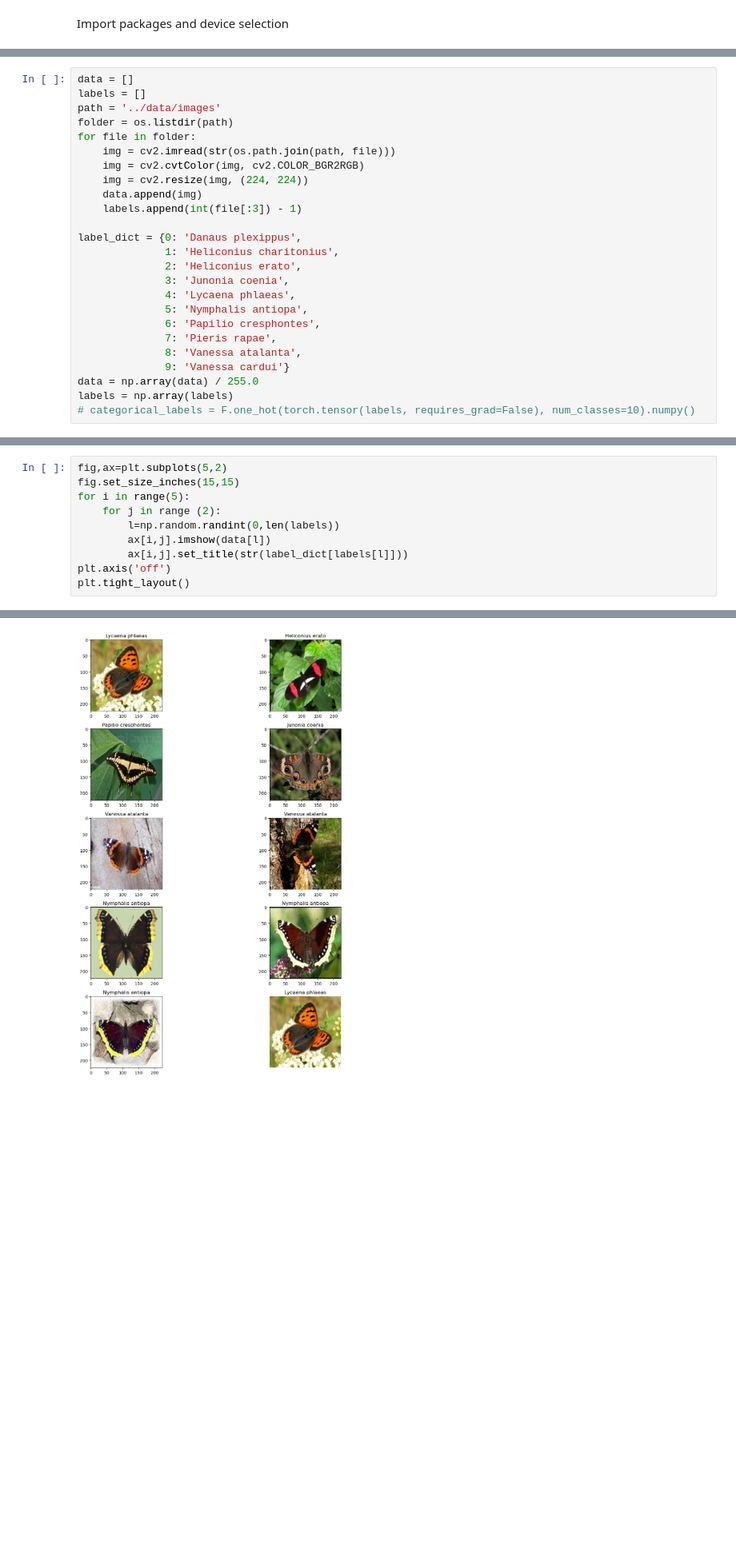
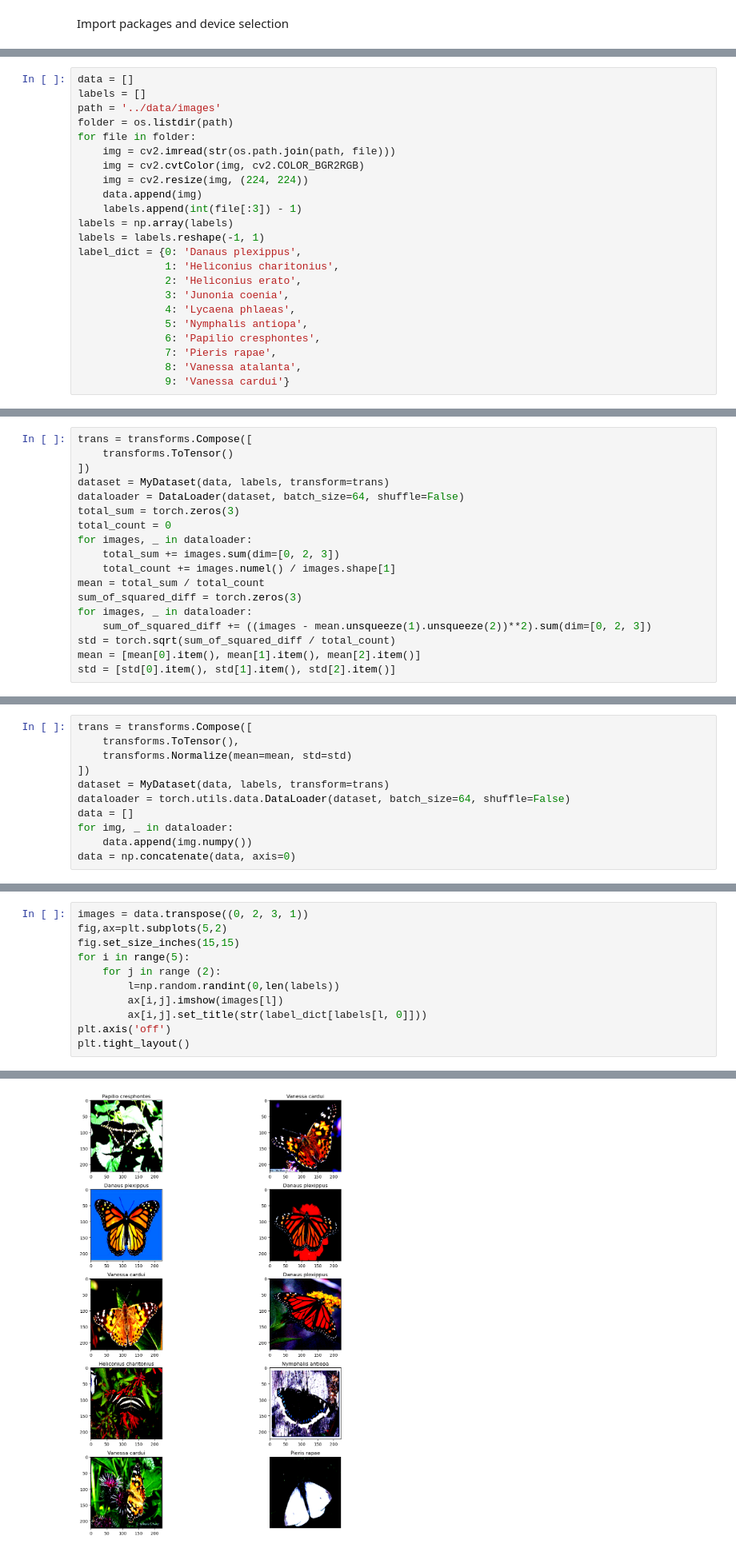
Before and after one commit to Vitolus/FMLIVU_butterfly, a Jupyter notebook: src/butterfly_cnn.ipynb, the cells around one changed output, grey strips where cells are left out. Shown at 80% size. Saved outputs shown, nothing was run; the diff lists cells and outputs as text; blank space fills up the shorter version.

Commit message:
change how the dataset is created

```diff
--- a/src/butterfly_cnn.ipynb
+++ b/src/butterfly_cnn.ipynb
@@ -38,7 +40,8 @@ for file in folder:
     img = cv2.resize(img, (224, 224))
     data.append(img)
     labels.append(int(file[:3]) - 1)
-
+labels = np.array(labels)
+labels = labels.reshape(-1, 1)
 label_dict = {0: 'Danaus plexippus',
               1: 'Heliconius charitonius',
               2: 'Heliconius erato',
@@ -49,7 +52,4 @@ label_dict = {0: 'Danaus plexippus',
               7: 'Pieris rapae',
               8: 'Vanessa atalanta',
               9: 'Vanessa cardui'}
-data = np.array(data) / 255.0
-labels = np.array(labels)
-# categorical_labels = F.one_hot(torch.tensor(labels, requires_grad=False), num_classes=10).numpy()
 # %%
@@ -58,0 +76,18 @@ print([label_dict[labels[i]] for i in range(10)])
+# %%
+trans = transforms.Compose([
+    transforms.ToTensor()
+])
+dataset = MyDataset(data, labels, transform=trans)
+dataloader = DataLoader(dataset, batch_size=64, shuffle=False)
+total_sum = torch.zeros(3)
+total_count = 0
+for images, _ in dataloader:
+    total_sum += images.sum(dim=[0, 2, 3])
+    total_count += images.numel() / images.shape[1]
+mean = total_sum / total_count
+sum_of_squared_diff = torch.zeros(3)
+for images, _ in dataloader:
+    sum_of_squared_diff += ((images - mean.unsqueeze(1).unsqueeze(2))**2).sum(dim=[0, 2, 3])
+std = torch.sqrt(sum_of_squared_diff / total_count)
+mean = [mean[0].item(), mean[1].item(), mean[2].item()]
+std = [std[0].item(), std[1].item(), std[2].item()]
@@ -59 +100,12 @@ print([label_dict[labels[i]] for i in range(10)])
+# %%
+trans = transforms.Compose([
+    transforms.ToTensor(),
+    transforms.Normalize(mean=mean, std=std)
+])
+dataset = MyDataset(data, labels, transform=trans)
+dataloader = torch.utils.data.DataLoader(dataset, batch_size=64, shuffle=False)
+data = []
+for img, _ in dataloader:
+    data.append(img.numpy())
+data = np.concatenate(data, axis=0)
 # %% [markdown]
@@ -61,11 +113,12 @@ print([label_dict[labels[i]] for i in range(10)])
 # %%
+images = data.transpose((0, 2, 3, 1))
 fig,ax=plt.subplots(5,2)
 fig.set_size_inches(15,15)
 for i in range(5):
     for j in range (2):
         l=np.random.randint(0,len(labels))
-        ax[i,j].imshow(data[l])
-        ax[i,j].set_title(str(label_dict[labels[l]]))
+        ax[i,j].imshow(images[l])
+        ax[i,j].set_title(str(label_dict[labels[l, 0]]))
 plt.axis('off')
 plt.tight_layout()
 # %% [output]
@@ -72 +135 @@ plt.tight_layout()
-[figure, old version]
+[figure, new version]
```
Also changed, not shown: parts of 11 cells of this notebook, 1 other file.
